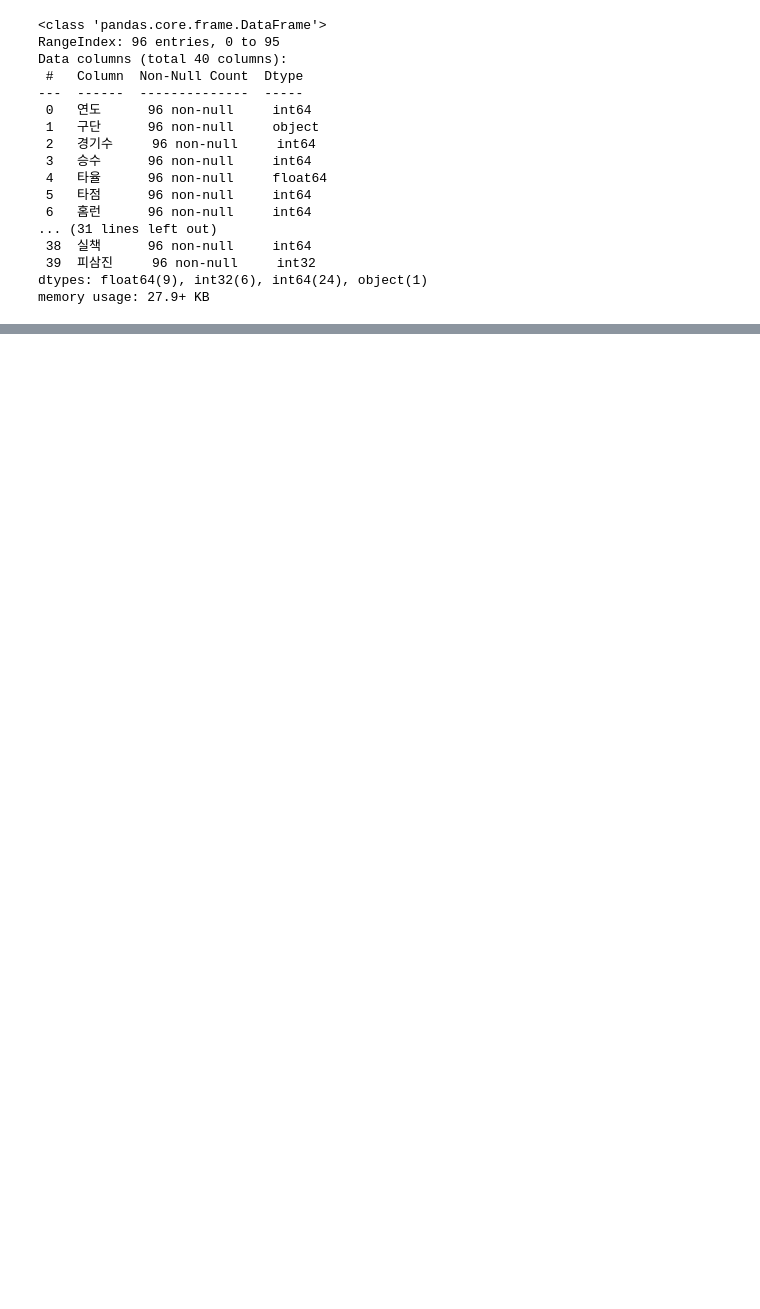
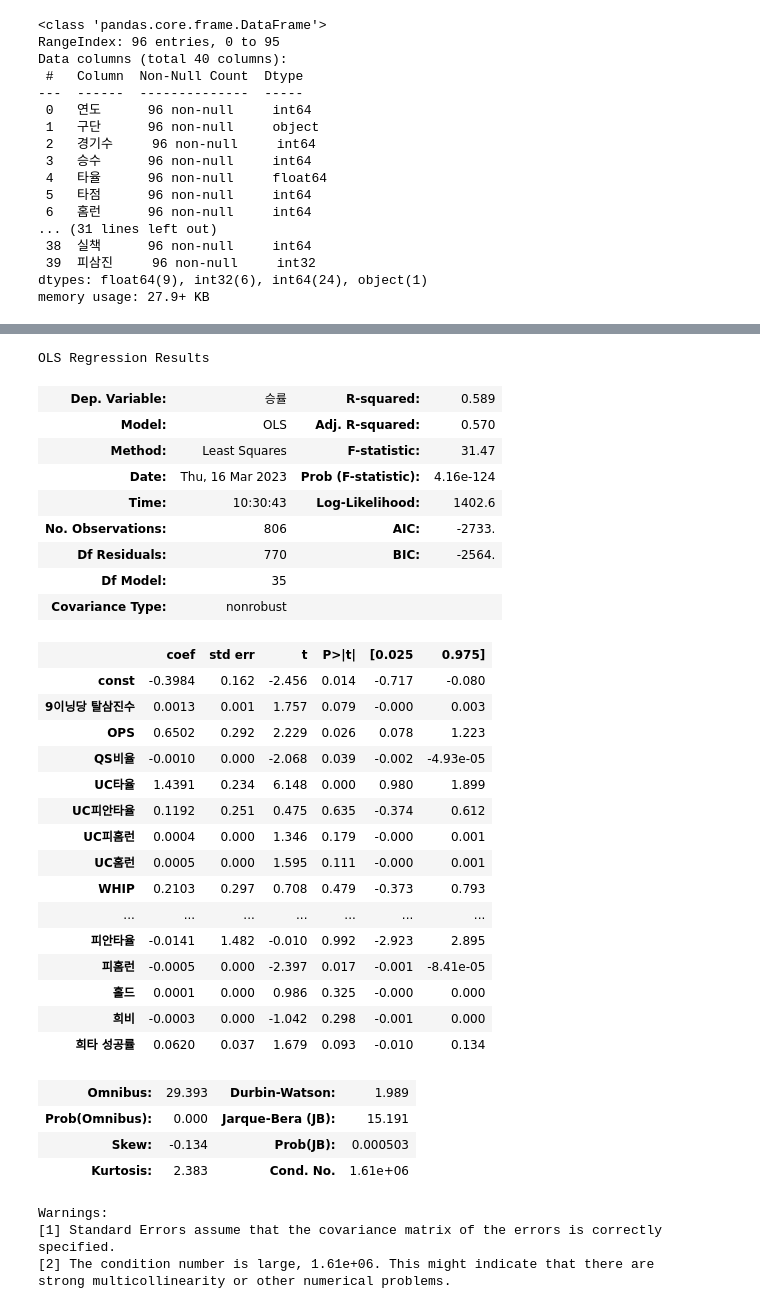
Before and after one commit to won4513/baseball, a Jupyter notebook: npb/npb.ipynb, the cells around one changed output, grey strips where cells are left out. Drawn from its saved outputs; the diff is of its cells as text; code cells hidden in the pictures; blank space fills up the shorter version.

```diff
--- a/npb/npb.ipynb
+++ b/npb/npb.ipynb
@@ -54,0 +219,50 @@ memory usage: 27.9+ KB
+# %%
+npb_re = npb2[npb2.columns.difference(['2루타', '3루타', '안타수', '홈런', '단타'])]
+# %%
+target = '승률'
+# 데이터 분리
+x = npb_re[npb_re.columns.difference(['경기수','구단', '연도', '정규순위', '승수', '승률'])]
+y = npb_re[target]
+# %%
+# 7:3으로 분리
+x_train, x_test, y_train, y_test = train_test_split(x, y, test_size=0.3, random_state=1)
+
+#회귀분석
+x_train = sm.add_constant(x_train)
+model = sm.OLS(y_train, x_train).fit()
+model.summary()
+# %% [output]
+OLS Regression Results
+| Dep. Variable: | 승률 | R-squared: | 0.589 |
+| Model: | OLS | Adj. R-squared: | 0.570 |
+| Method: | Least Squares | F-statistic: | 31.47 |
+| Date: | Thu, 16 Mar 2023 | Prob (F-statistic): | 4.16e-124 |
+| Time: | 10:30:43 | Log-Likelihood: | 1402.6 |
+| No. Observations: | 806 | AIC: | -2733. |
+| Df Residuals: | 770 | BIC: | -2564. |
+| Df Model: | 35 |  |  |
+| Covariance Type: | nonrobust |  |  |
+|  | coef | std err | t | P>|t| | [0.025 | 0.975] |
+| const | -0.3984 | 0.162 | -2.456 | 0.014 | -0.717 | -0.080 |
+| 9이닝당 탈삼진수 | 0.0013 | 0.001 | 1.757 | 0.079 | -0.000 | 0.003 |
+| OPS | 0.6502 | 0.292 | 2.229 | 0.026 | 0.078 | 1.223 |
+| QS비율 | -0.0010 | 0.000 | -2.068 | 0.039 | -0.002 | -4.93e-05 |
+| UC타율 | 1.4391 | 0.234 | 6.148 | 0.000 | 0.980 | 1.899 |
+| UC피안타율 | 0.1192 | 0.251 | 0.475 | 0.635 | -0.374 | 0.612 |
+| UC피홈런 | 0.0004 | 0.000 | 1.346 | 0.179 | -0.000 | 0.001 |
+| UC홈런 | 0.0005 | 0.000 | 1.595 | 0.111 | -0.000 | 0.001 |
+| WHIP | 0.2103 | 0.297 | 0.708 | 0.479 | -0.373 | 0.793 |
+| ... | ... | ... | ... | ... | ... | ... |
+| 피안타율 | -0.0141 | 1.482 | -0.010 | 0.992 | -2.923 | 2.895 |
+| 피홈런 | -0.0005 | 0.000 | -2.397 | 0.017 | -0.001 | -8.41e-05 |
+| 홀드 | 0.0001 | 0.000 | 0.986 | 0.325 | -0.000 | 0.000 |
+| 희비 | -0.0003 | 0.000 | -1.042 | 0.298 | -0.001 | 0.000 |
+| 희타 성공률 | 0.0620 | 0.037 | 1.679 | 0.093 | -0.010 | 0.134 |
+| Omnibus: | 29.393 | Durbin-Watson: | 1.989 |
+| Prob(Omnibus): | 0.000 | Jarque-Bera (JB): | 15.191 |
+| Skew: | -0.134 | Prob(JB): | 0.000503 |
+| Kurtosis: | 2.383 | Cond. No. | 1.61e+06 |
+Warnings:
+[1] Standard Errors assume that the covariance matrix of the errors is correctly specified.
+[2] The condition number is large, 1.61e+06. This might indicate that there are
+strong multicollinearity or other numerical problems.
```
Also changed, not shown: parts of 27 cells of this notebook.
